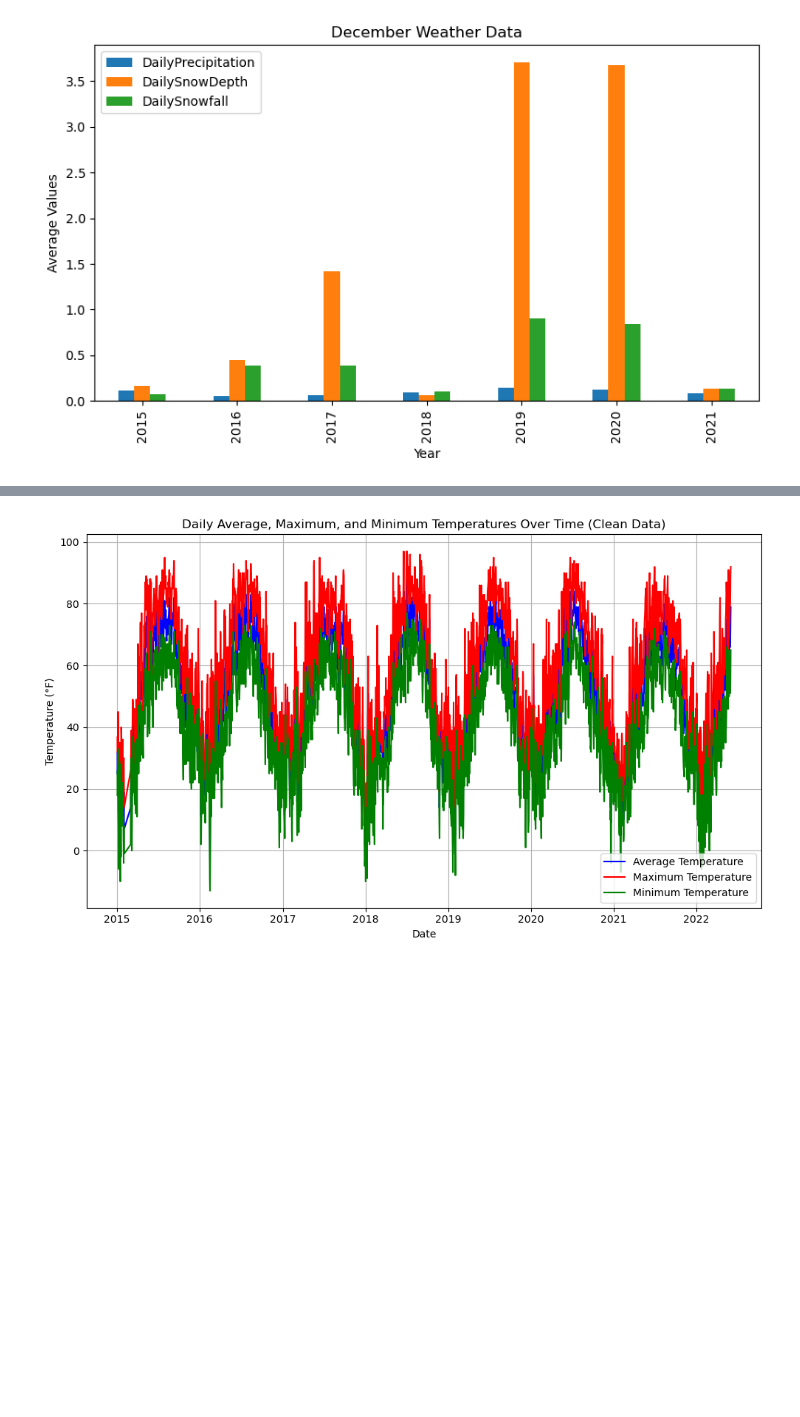
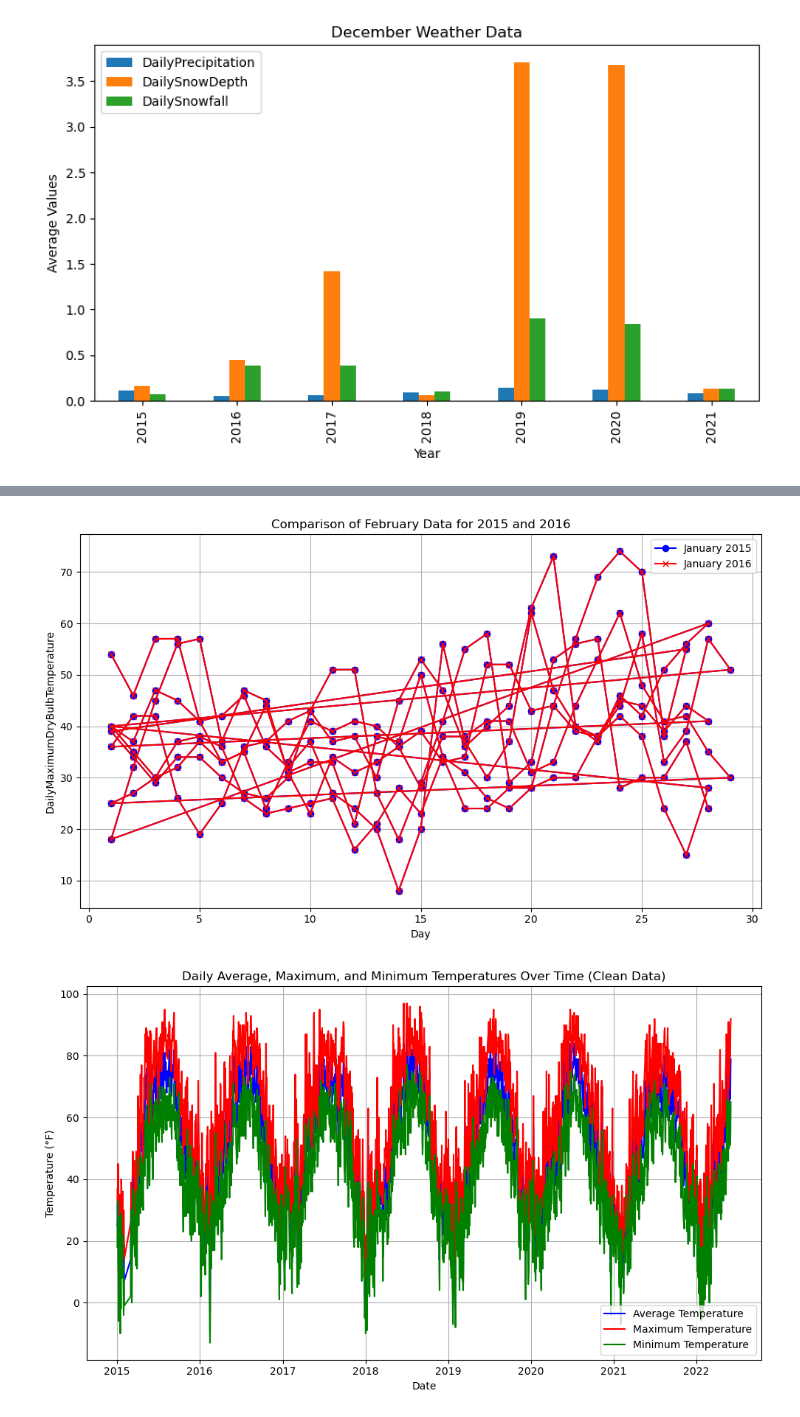
Before and after one commit to connerdekok/Albany_New_York_Weather, a Jupyter notebook: new_york.ipynb, the cells around one changed output, grey strips where cells are left out. Saved outputs shown, nothing was run; the diff lists cells and outputs as text; code cells hidden in the pictures; blank space fills up the shorter version.

```diff
--- a/new_york.ipynb
+++ b/new_york.ipynb
@@ -559,0 +790,3 @@ plt.show()
+# %%
+df_2015 = ny_weather_clean_sorted_df.loc[ny_weather_clean_sorted_df["Month"] ==2]
+feb_2015 = df_2015[["DailyMaximumDryBulbTemperature", "Day", "Year"]]
@@ -559,0 +810,3 @@ plt.show()
+# %%
+df_2016 = ny_weather_clean_sorted_df.loc[ny_weather_clean_sorted_df["Month"] ==2]
+feb_2016 = df_2016[["DailyMaximumDryBulbTemperature", "Day", "Year"]]
@@ -560,3 +933,34 @@ plt.show()
+# %%
+# Create the plot
+plt.figure(figsize=(10, 6))
+
+# Plot the data for January 2015
+plt.plot(feb_2015['Day'], feb_2015['DailyMaximumDryBulbTemperature'], marker='o', label='January 2015', color='blue')
+
+# Plot the data for January 2016
+plt.plot(feb_2016['Day'], feb_2016['DailyMaximumDryBulbTemperature'], marker='x', label='January 2016', color='red')
+
+# Plot the data for January 2017
+
+
+
+
+# Add title and axis labels
+plt.title('Comparison of February Data for 2015 and 2016')
+plt.xlabel('Day')
+plt.ylabel('DailyMaximumDryBulbTemperature')
+
+# Add a legend to differentiate the lines
+plt.legend()
+
+# Display the grid for better readability
+plt.grid(True)
+plt.tight_layout()
+
+# Show the plot
+plt.show()
+# %% [output]
+[figure, added]
 # %%
 #Oumar starts here
 # %%
```
Also changed, not shown: parts of 37 cells of this notebook, 2 other files.
